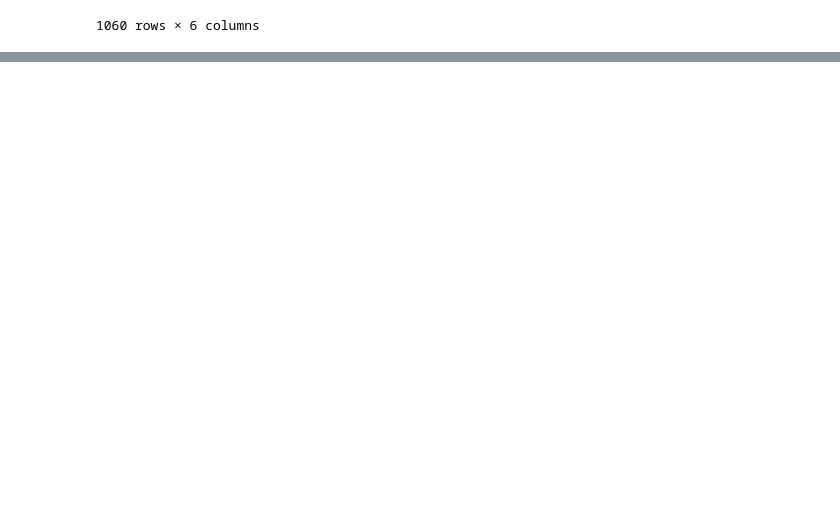
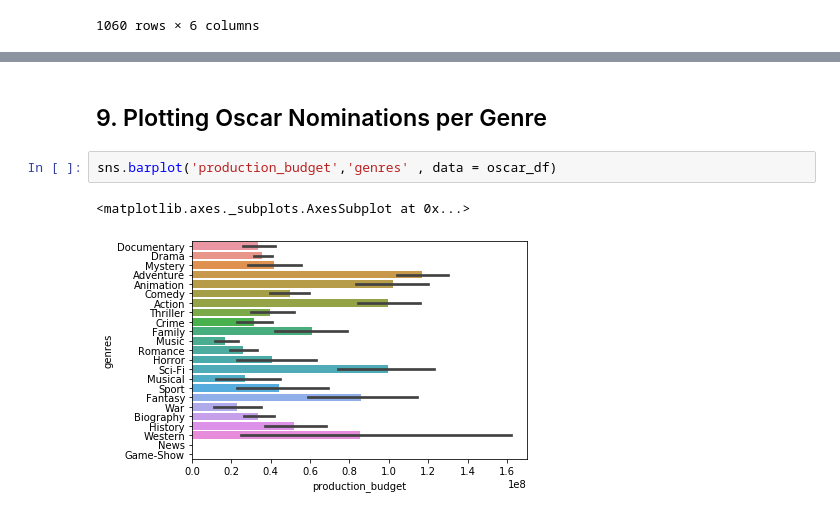
Before and after one commit to khyateed/Movie-Data-Analysis, a Jupyter notebook: student.ipynb, the cells around one changed output, grey strips where cells are left out. Saved outputs shown, nothing was run; the diff lists cells and outputs as text; blank space fills up the shorter version.

```diff
--- a/student.ipynb
+++ b/student.ipynb
@@ -510,0 +500,7 @@ Which composers have the most successful music scores?<br>
+# %% [markdown]
+## 9. Plotting Oscar Nominations per Genre
+# %%
+sns.barplot('production_budget','genres' , data = oscar_df)
+# %% [output]
+<matplotlib.axes._subplots.AxesSubplot at 0x...>
+[figure, added]
```
Also changed, not shown: parts of 53 cells of this notebook, 1 other file.
